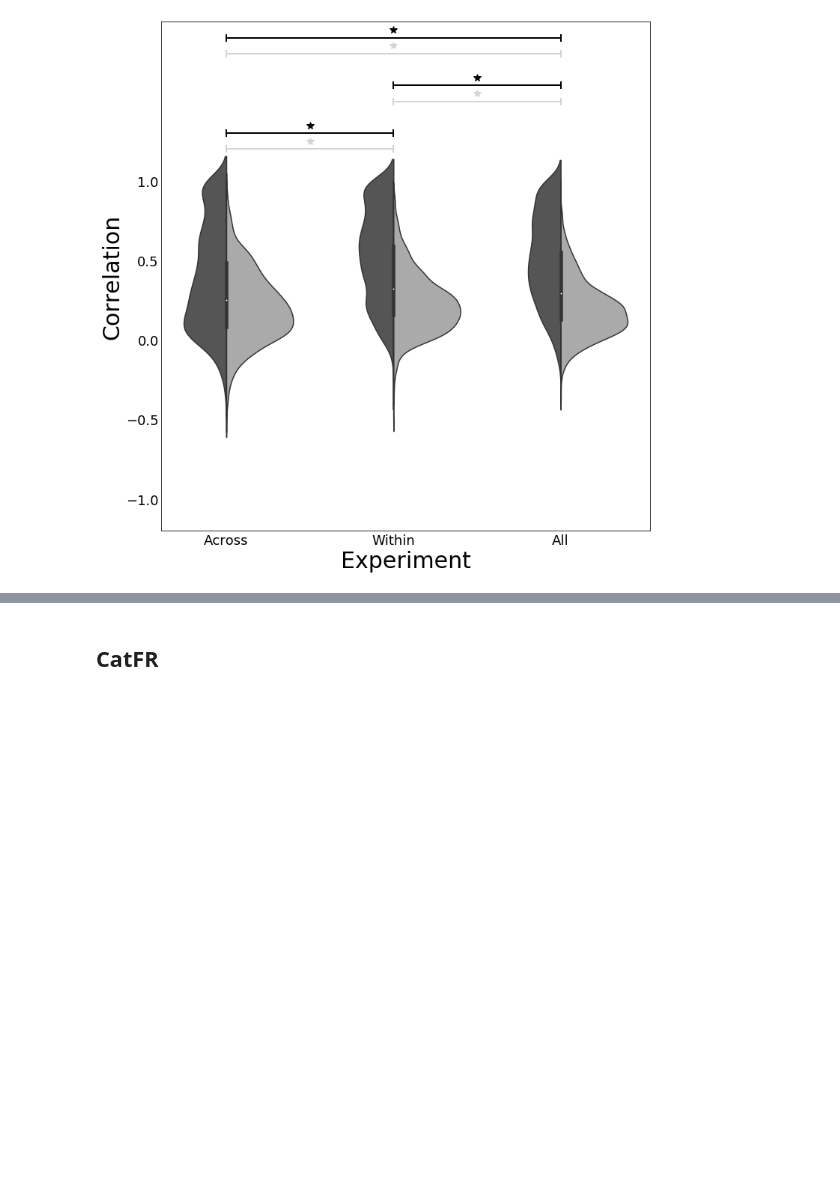
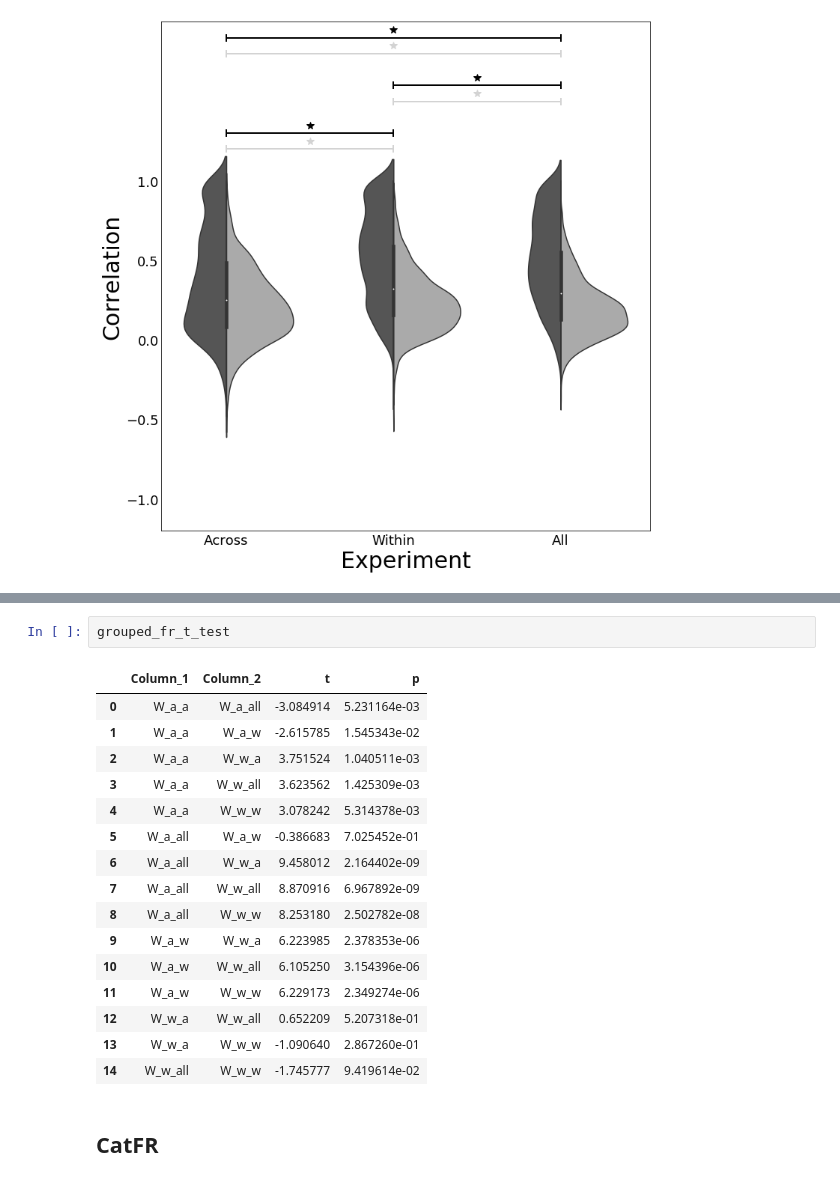
Before and after one commit to ContextLab/supereeg_paper, a Jupyter notebook: paper_figs/code/supplemental.ipynb, the cells around one changed output, grey strips where cells are left out. Drawn from its saved outputs; the diff is of its cells as text; blank space fills up the shorter version.

```diff
--- a/paper_figs/code/supplemental.ipynb
+++ b/paper_figs/code/supplemental.ipynb
@@ -205,3 +358,22 @@ plot.plot_split_violin(long_formFR, legend=False, outfile=outfile)
+# %%
+grouped_fr_t_test
+# %% [output]
+|  | Column_1 | Column_2 | t | p |
+| 0 | W_a_a | W_a_all | -3.084914 | 5.231164e-03 |
+| 1 | W_a_a | W_a_w | -2.615785 | 1.545343e-02 |
+| 2 | W_a_a | W_w_a | 3.751524 | 1.040511e-03 |
+| 3 | W_a_a | W_w_all | 3.623562 | 1.425309e-03 |
+| 4 | W_a_a | W_w_w | 3.078242 | 5.314378e-03 |
+| 5 | W_a_all | W_a_w | -0.386683 | 7.025452e-01 |
+| 6 | W_a_all | W_w_a | 9.458012 | 2.164402e-09 |
+| 7 | W_a_all | W_w_all | 8.870916 | 6.967892e-09 |
+| 8 | W_a_all | W_w_w | 8.253180 | 2.502782e-08 |
+| 9 | W_a_w | W_w_a | 6.223985 | 2.378353e-06 |
+| 10 | W_a_w | W_w_all | 6.105250 | 3.154396e-06 |
+| 11 | W_a_w | W_w_w | 6.229173 | 2.349274e-06 |
+| 12 | W_w_a | W_w_all | 0.652209 | 5.207318e-01 |
+| 13 | W_w_a | W_w_w | -1.090640 | 2.867260e-01 |
+| 14 | W_w_all | W_w_w | -1.745777 | 9.419614e-02 |
 # %% [markdown]
 ## CatFR
 # %%
```
Also changed, not shown: parts of 10 cells of this notebook, 43 other files.
